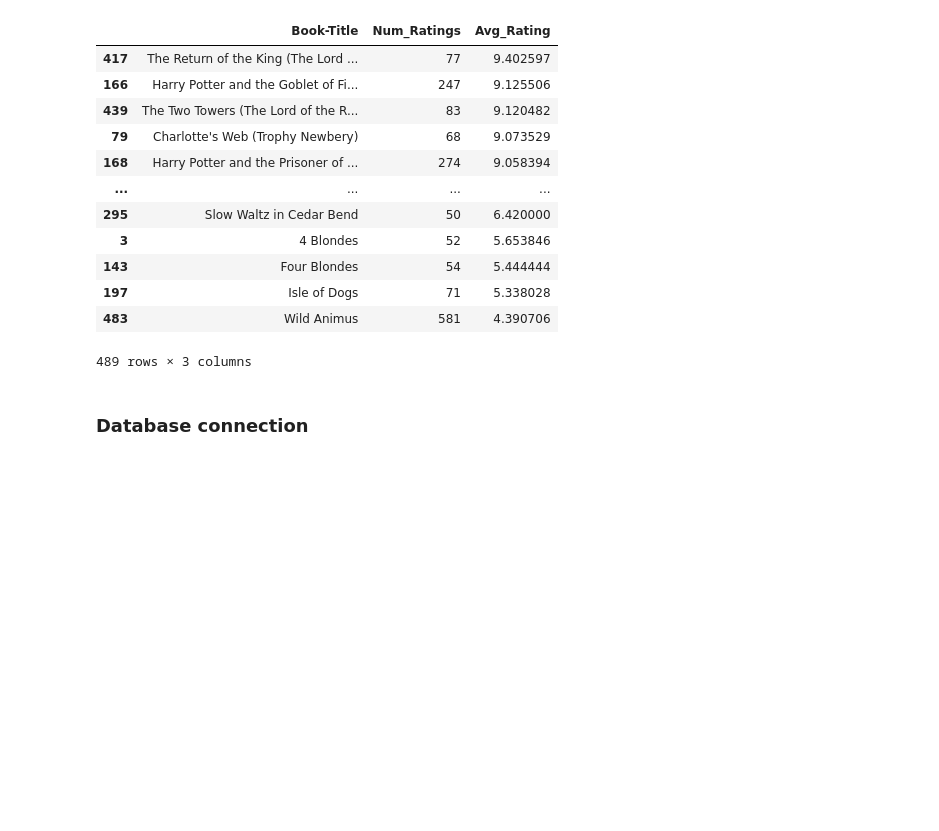
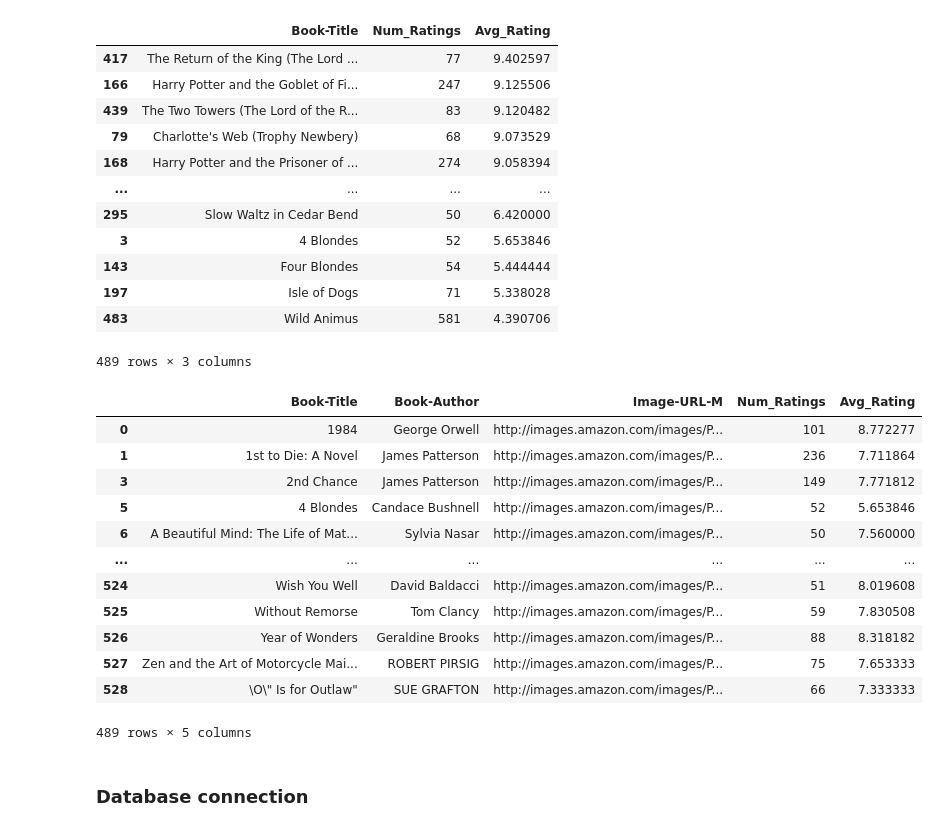
Before and after one commit to mkamar17/litra-book_recommender, a Jupyter notebook: product/ML/notebooks/book_recommender.ipynb, the cells around one changed output. Saved outputs shown, nothing was run; the diff lists cells and outputs as text; code cells hidden in the pictures; blank space fills up the shorter version.

```diff
--- a/product/ML/notebooks/book_recommender.ipynb
+++ b/product/ML/notebooks/book_recommender.ipynb
@@ -137,6 +137,22 @@ popular_df.sort_values('Avg_Rating', ascending = False)
 489 rows × 3 columns
 # %%
 popular_df = popular_df.merge(books, on='Book-Title').drop_duplicates('Book-Title')[['Book-Title', 'Book-Author','Image-URL-M', 'Num_Ratings','Avg_Rating']]
+# %%
+popular_df
+# %% [output]
+|  | Book-Title | Book-Author | Image-URL-M | Num_Ratings | Avg_Rating |
+| 0 | 1984 | George Orwell | http://images.amazon.com/images/P... | 101 | 8.772277 |
+| 1 | 1st to Die: A Novel | James Patterson | http://images.amazon.com/images/P... | 236 | 7.711864 |
+| 3 | 2nd Chance | James Patterson | http://images.amazon.com/images/P... | 149 | 7.771812 |
+| 5 | 4 Blondes | Candace Bushnell | http://images.amazon.com/images/P... | 52 | 5.653846 |
+| 6 | A Beautiful Mind: The Life of Mat... | Sylvia Nasar | http://images.amazon.com/images/P... | 50 | 7.560000 |
+| ... | ... | ... | ... | ... | ... |
+| 524 | Wish You Well | David Baldacci | http://images.amazon.com/images/P... | 51 | 8.019608 |
+| 525 | Without Remorse | Tom Clancy | http://images.amazon.com/images/P... | 59 | 7.830508 |
+| 526 | Year of Wonders | Geraldine Brooks | http://images.amazon.com/images/P... | 88 | 8.318182 |
+| 527 | Zen and the Art of Motorcycle Mai... | ROBERT PIRSIG | http://images.amazon.com/images/P... | 75 | 7.653333 |
+| 528 | \O\" Is for Outlaw" | SUE GRAFTON | http://images.amazon.com/images/P... | 66 | 7.333333 |
+489 rows × 5 columns
 # %% [markdown]
 ### Database connection
 # %%
```
